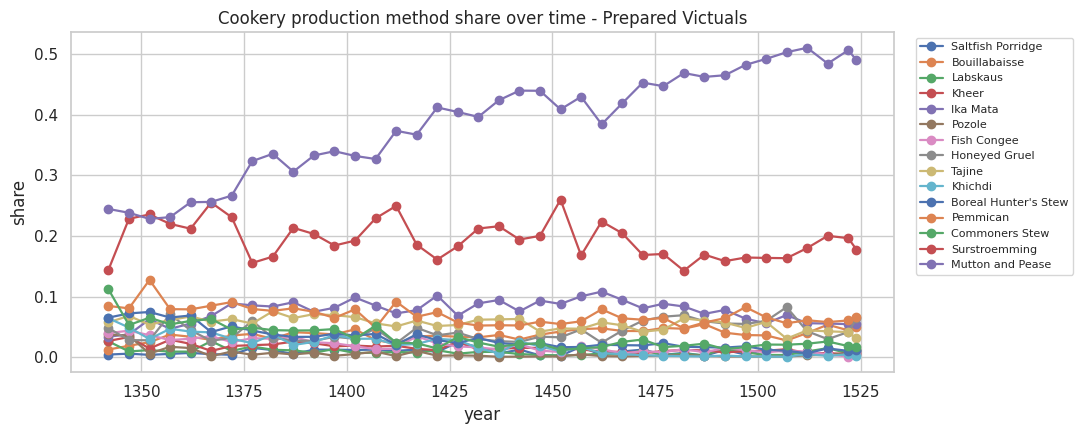
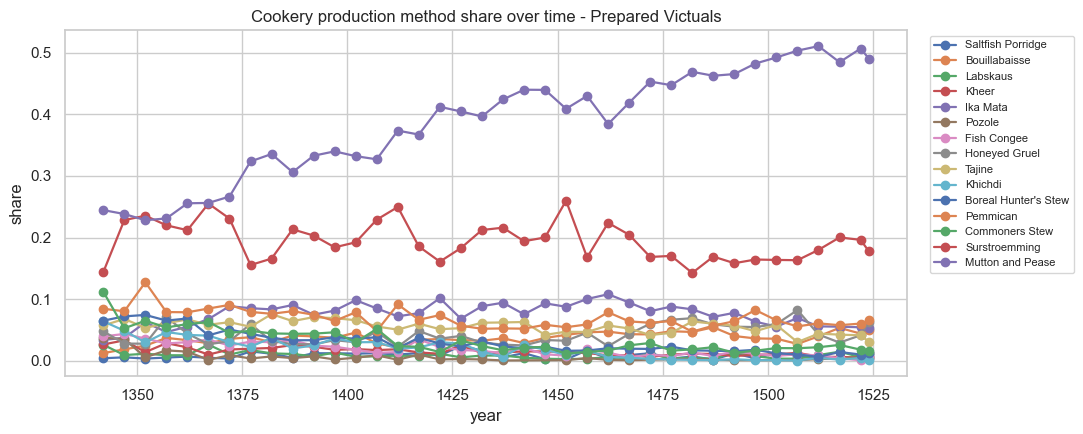
The change to this notebook cell's code, shown as a diff; its figure went from the first image to the second:
--- before
+++ after
@@ -16,3 +16,2 @@
     fig.tight_layout()
     plt.show()
-    plt.close(fig)

Commit: Fix notebook slot graph rendering